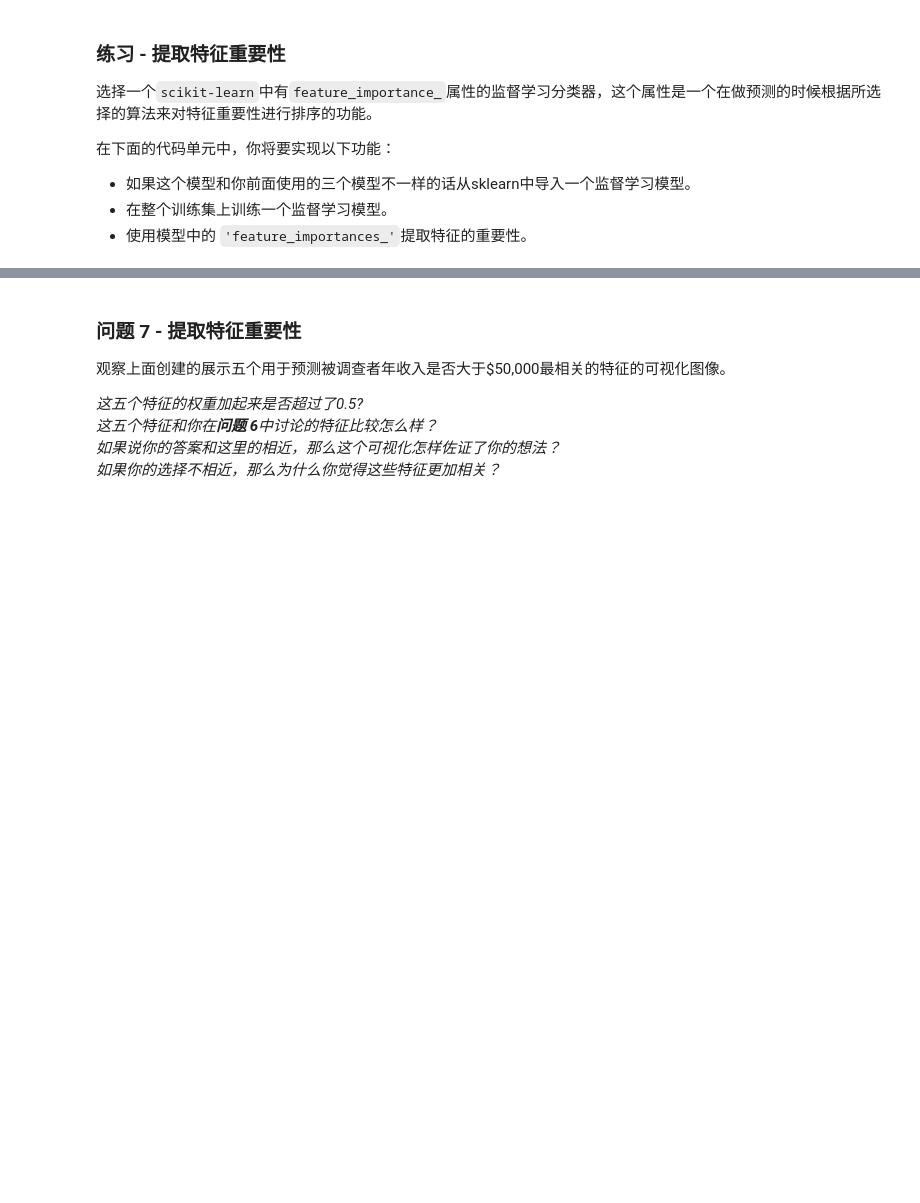
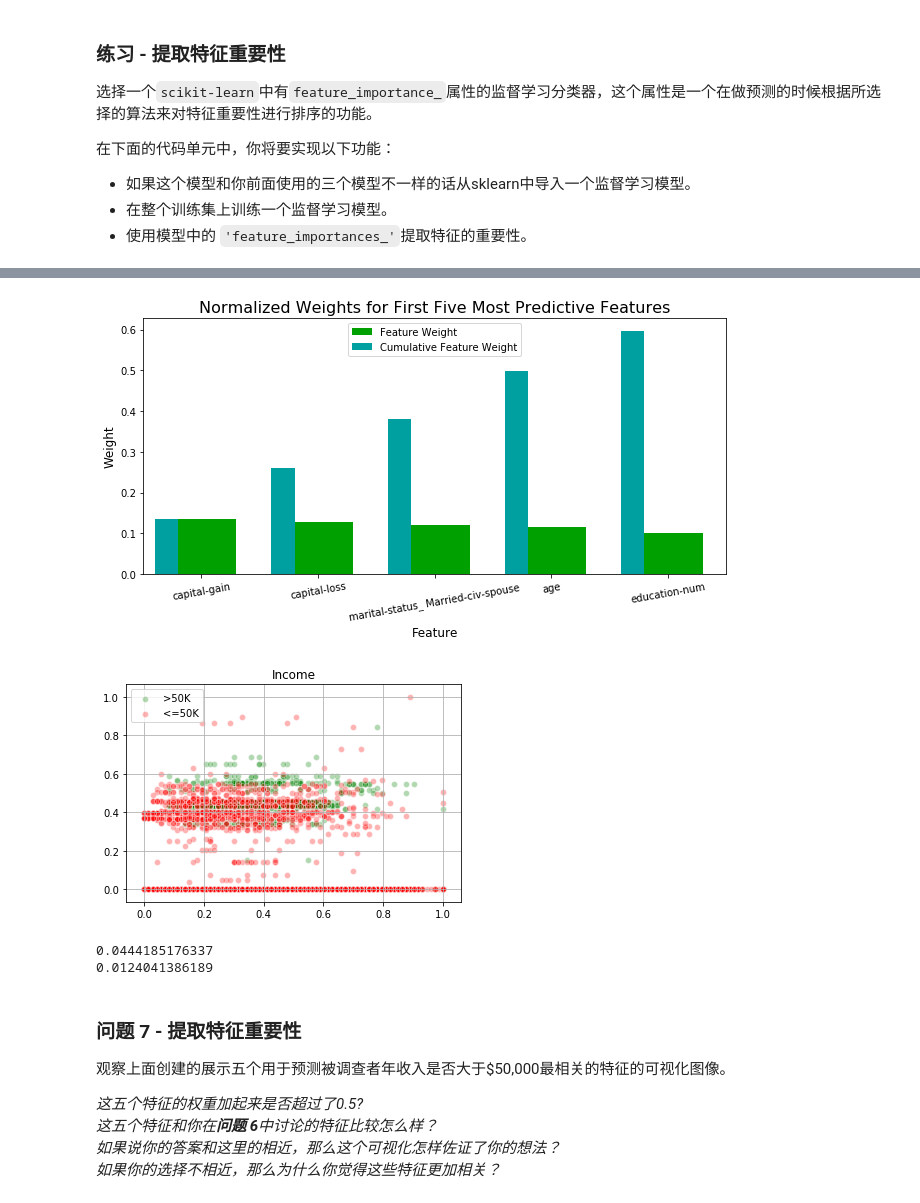
Before and after one commit to remex2008/finding_donors, a Jupyter notebook: finding_donors.ipynb, the cells around one changed output, grey strips where cells are left out. Saved outputs shown, nothing was run; the diff lists cells and outputs as text; code cells hidden in the pictures; blank space fills up the shorter version.

```diff
--- a/finding_donors.ipynb
+++ b/finding_donors.ipynb
@@ -566,3 +551,68 @@ vs.feature_plot(importances, X_train, y_train)
+# %%
+# TODO：导入一个有'feature_importances_'的监督学习模型
+from sklearn.ensemble import AdaBoostClassifier
+from sklearn.ensemble import RandomForestClassifier
+from sklearn.ensemble import GradientBoostingClassifier
+
+# TODO：在训练集上训练一个监督学习模型
+model = GradientBoostingClassifier(random_state = 10)
+model.fit(X_train, y_train)
+
+# TODO： 提取特征重要性
+importances = model.feature_importances_
+
+# 绘图
+vs.feature_plot(importances, X_train, y_train)
+
+
+
+# test
+# zip(list(data.education_level.values), list(data['education-num'].values))
+
+import matplotlib.pyplot as plt
+import numpy as np
+
+x = features_raw['capital-gain']
+y = features_raw['capital-loss']
+age = features_raw['age']
+gain_more = []
+loss_more = []
+age_more = []
+gain_less = []
+loss_less = []
+age_less = []
+
+for index in range(len(income)):
+    if (income[index] == 0):
+        gain_less.append(x[index])
+        loss_less.append(y[index])
+        age_less.append(age[index])
+    else:
+        gain_more.append(x[index])
+        loss_more.append(y[index])
+        age_more.append(age[index])
+
+plt.scatter(age_more, loss_more,c='green',label='>50K',alpha=0.3,edgecolors='white')
+plt.scatter(age_less, loss_less,c='red',label='<=50K',alpha=0.3,edgecolors='white')
+
+plt.title('Income')
+plt.legend()
+plt.grid(True)
+plt.show()
+
+print np.mean(loss_more)
+print np.mean(loss_less)
+
+# print np.mean(gain_more)
+# print np.mean(gain_less)
+
+# print np.mean(age_more)
+# print np.mean(age_less)
+# %% [output]
+[figure, added]
+[figure, added]
+0.0444185176337
+0.0124041386189
 # %% [markdown]
 ### 问题 7 - 提取特征重要性
 观察上面创建的展示五个用于预测被调查者年收入是否大于\$50,000最相关的特征的可视化图像。
```
Also changed, not shown: parts of 7 cells of this notebook, 1 other file.
